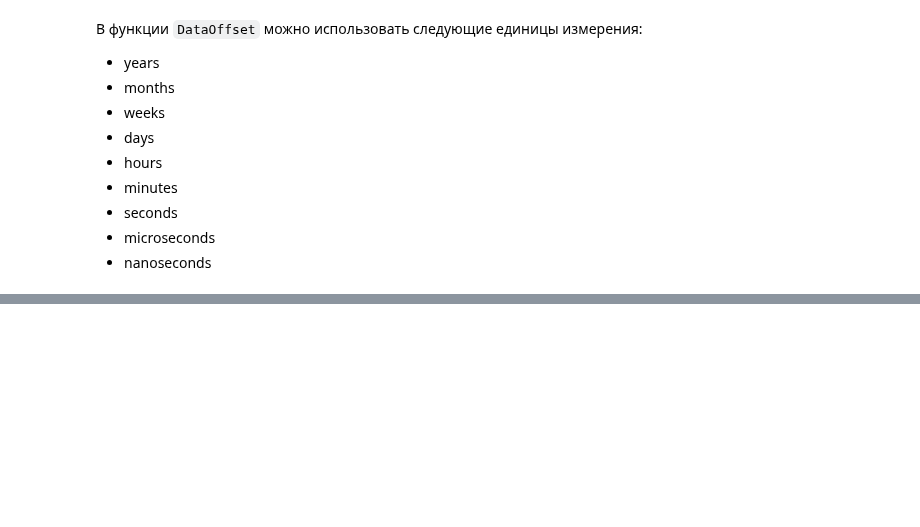
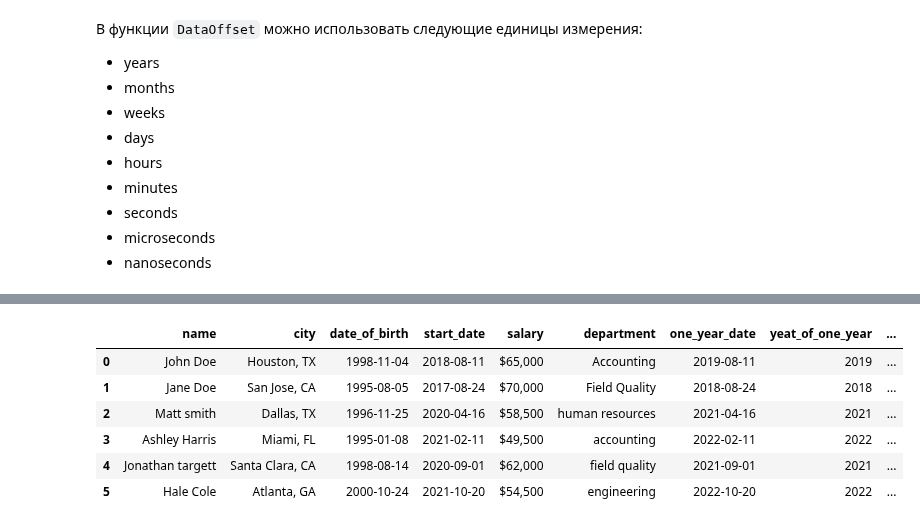
Before and after one commit to Korablinr54/Python, a Jupyter notebook: Pandas/Pandas.ipynb, the cells around one changed output, grey strips where cells are left out. Drawn from its saved outputs; the diff is of its cells as text; code cells hidden in the pictures; blank space fills up the shorter version.

```diff
--- a/Pandas/Pandas.ipynb
+++ b/Pandas/Pandas.ipynb
@@ -1033,0 +1036,11 @@ None
+# %%
+# мы уже извлекали различную информацию из объекта timestamp, но то был конкретный объект, одна запись
+# как извлечь, например, год из целого столбца?
+
+# используя аксессор dt, создадим новое поле в годом к одноу из поелй таблицы
+staff['yeat_of_one_year'] = (staff['one_year_date'].dt.year)
+
+# взглянем на резулььтат
+display(staff)
+
+# можно использовать: year, quarter, month, day, weekday
@@ -1033,0 +1055,14 @@ None
+# %%
+isocalendar_info = staff['one_year_date'].dt.isocalendar()
+staff['iso_year'] = isocalendar_info.year
+staff['iso_week'] = isocalendar_info.week
+staff['iso_day'] = isocalendar_info.day
+display(staff)
+# %% [output]
+|  | name | city | date_of_birth | start_date | salary | department | one_year_date | yeat_of_one_year | ... |
+| 0 | John Doe | Houston, TX | 1998-11-04 | 2018-08-11 | $65,000 | Accounting | 2019-08-11 | 2019 | ... |
+| 1 | Jane Doe | San Jose, CA | 1995-08-05 | 2017-08-24 | $70,000 | Field Quality | 2018-08-24 | 2018 | ... |
+| 2 | Matt smith | Dallas, TX | 1996-11-25 | 2020-04-16 | $58,500 | human resources | 2021-04-16 | 2021 | ... |
+| 3 | Ashley Harris | Miami, FL | 1995-01-08 | 2021-02-11 | $49,500 | accounting | 2022-02-11 | 2022 | ... |
+| 4 | Jonathan targett | Santa Clara, CA | 1998-08-14 | 2020-09-01 | $62,000 | field quality | 2021-09-01 | 2021 | ... |
+| 5 | Hale Cole | Atlanta, GA | 2000-10-24 | 2021-10-20 | $54,500 | engineering | 2022-10-20 | 2022 | ... |
```
Also changed, not shown: parts of 3 cells of this notebook.
